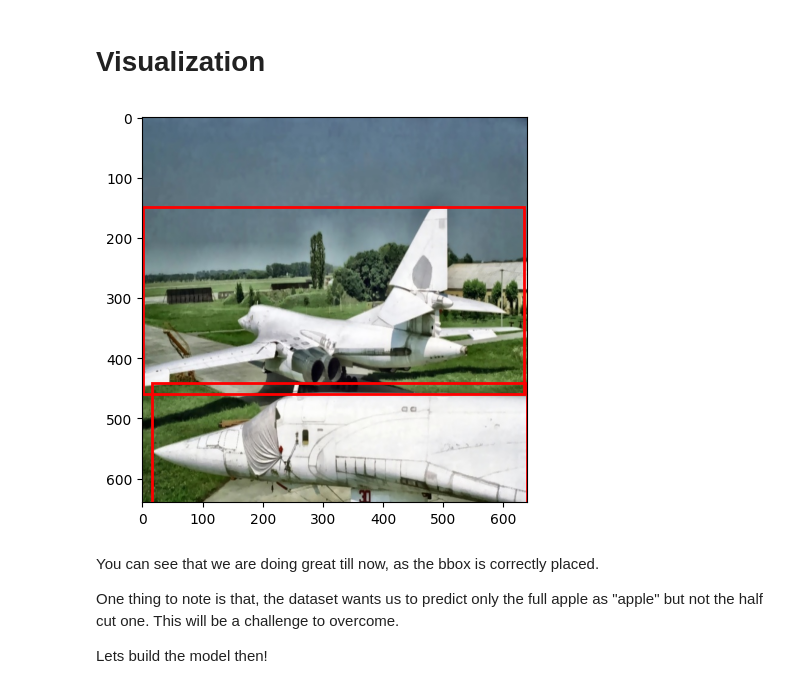
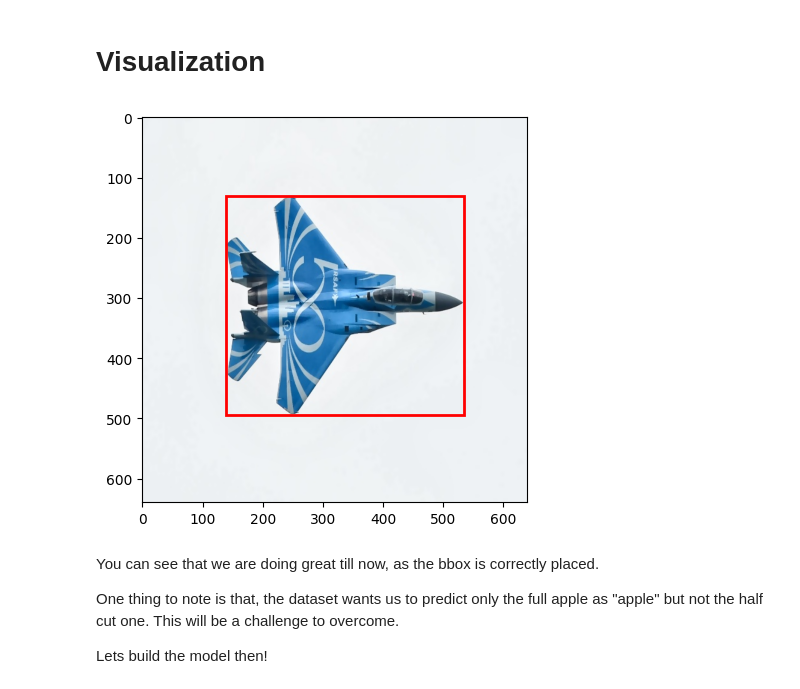
Before and after one commit to jupiterangulo/winter-computervision-final-project, a Jupyter notebook: Faster_RCNN_V2.ipynb, the cells around one changed output. Cells and saved outputs as stored; diff of their text form; code cells hidden in the pictures.

```diff
--- a/Faster_RCNN_V2.ipynb
+++ b/Faster_RCNN_V2.ipynb
@@ -143,23 +143,23 @@ class AircraftsDataset(torch.utils.data.Dataset):
         #print(img_df)
         for _, row in img_df.iterrows():
             labels.append(self.classes.index(row['class']))
-            xmin = row['xmin']
-            xmax = row['xmax']
-            ymin = row['ymin']
-            ymax = row['ymax']
+            xmin = row['xmin_r'] * self.width
+            xmax = row['xmax_r'] * self.width
+            ymin = row['ymin_r'] * self.height
+            ymax = row['ymax_r'] * self.height
 
-            f_wt = row['width']
-            f_ht = row['height']
+            #f_wt = row['width']
+            #f_ht = row['height']
 
-            xmin_corr = (xmin / f_wt) * self.width
-            xmax_corr = (xmax / f_wt) * self.width
-            ymin_corr = (ymin / f_ht) * self.height
-            ymax_corr = (ymax / f_ht) * self.height
+            #xmin_corr = (xmin / f_wt) * self.width
+            #xmax_corr = (xmax / f_wt) * self.width
+            #ymin_corr = (ymin / f_ht) * self.height
+            #ymax_corr = (ymax / f_ht) * self.height
 
-            boxes.append([xmin_corr, ymin_corr, xmax_corr, ymax_corr])
+            boxes.append([xmin, ymin, xmax, ymax])
 
             # Calculate the area
-            area = (xmax_corr - xmin_corr) * (ymax_corr - ymin_corr)
+            area = (xmax - xmin) * (ymax - ymin)
             areas.append(area)  # Store the area
 
        # convert boxes into a torch.Tensor
@@ -180,7 +180,7 @@ class AircraftsDataset(torch.utils.data.Dataset):
         target["area"] = areas
         target["iscrowd"] = iscrowd
         # image_id
-        image_id = torch.tensor([idx])
+        image_id = idx
         target["image_id"] = image_id
 
 
@@ -229,29 +229,29 @@ Let's now see, what our data looks like. The function is inspired from [here](ht
 # %%
 # Function to visualize bounding boxes in the image
 
 def plot_img_bbox(img, target):
     # plot the image and bboxes
     # Bounding boxes are defined as follows: x-min y-min width height
     fig, a = plt.subplots(1,1)
     fig.set_size_inches(5,5)
     a.imshow(img)
     for box in (target['boxes']):
         x, y, width, height  = box[0], box[1], box[2]-box[0], box[3]-box[1]
         rect = patches.Rectangle((x, y),
                                  width, height,
                                  linewidth = 2,
                                  edgecolor = 'r',
                                  facecolor = 'none')
 
         # Draw the bounding box on top of the image
         a.add_patch(rect)
     plt.show()
 
 # plotting the image with bboxes. Feel free to change the index
-img, target = dataset[10]
+img, target = dataset[3]
 plot_img_bbox(img, target)
 # %% [output]
-[figure, old version]
+[figure, new version]
 # %% [markdown]
 You can see that we are doing great till now, as the bbox is correctly placed.
 
```
Also changed, not shown: parts of 4 cells of this notebook.
